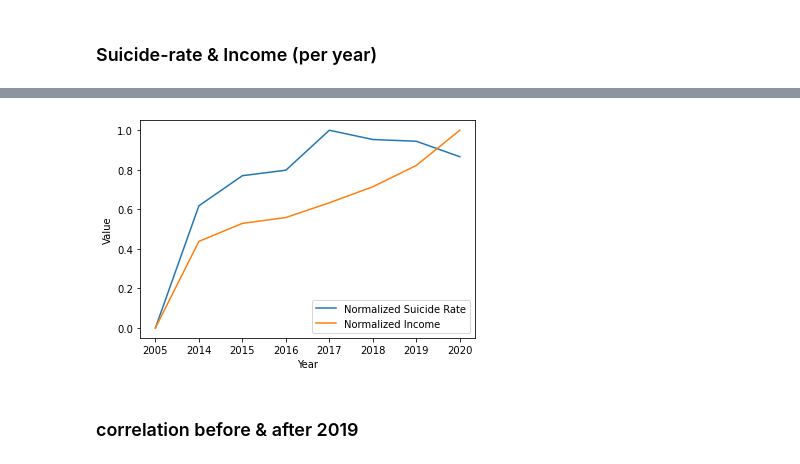
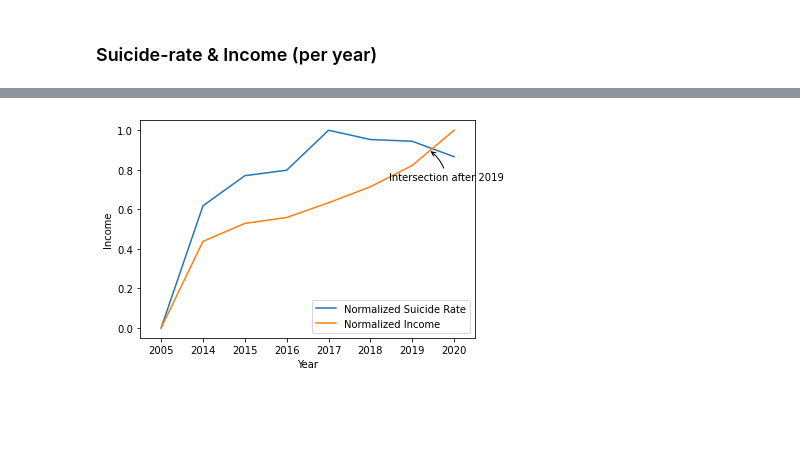
Before and after one commit to MajdAlali99/Data-Wrangling-Project, a Jupyter notebook: Gilbert/EconomicalFactors-SuicideRate-Analysis.ipynb, the cells around one changed output, grey strips where cells are left out. Saved outputs shown, nothing was run; the diff lists cells and outputs as text; code cells hidden in the pictures; blank space fills up the shorter version.

```diff
--- a/Gilbert/EconomicalFactors-SuicideRate-Analysis.ipynb
+++ b/Gilbert/EconomicalFactors-SuicideRate-Analysis.ipynb
@@ -415,24 +455,50 @@ plt.show()
 # %%
 grouped_data = concatenated_df.groupby('Year').mean()
 # %%
+
 # Normalize the data using min-max normalization
 grouped_data['suicide rate'] = (grouped_data['suicide rate'] - \
                                 grouped_data['suicide rate'].min()) / (grouped_data['suicide rate'].max() -\
                                                                       grouped_data['suicide rate'].min())
 grouped_data['income'] = (grouped_data['income'] - \
                           grouped_data['income'].min()) / (grouped_data['income'].max() -\
                                                            grouped_data['income'].min())
 
+num_idx = grouped_data.index#.astype(float)
+
+
+
 # Plot the normalized suicide rate and income columns over time
-plt.plot(grouped_data.index, grouped_data['suicide rate'], label='Normalized Suicide Rate')
-plt.plot(grouped_data.index, grouped_data['income'], label='Normalized Income')
+plt.plot(num_idx, grouped_data['suicide rate'], label='Normalized Suicide Rate')
+plt.plot(num_idx, grouped_data['income'], label='Normalized Income')
+
+
+
+years = ['2005','2014','2015','2016','2017','2018','2019','2020']
+y = [1, 2, 3, 4, 5, 6, 7, 8]
+
+x = range(len(years))
+plt.xticks(x, years)
+
+plt.xlim(-0.5, len(years) - 0.5)
+
+
+# # # Find the intersection point
+intersection = np.argwhere(np.diff(np.sign(grouped_data['suicide rate'] - grouped_data['income']))).flatten()
+
+intersection_x = 10
+intersection_y = -30
+
+plt.annotate(f"Intersection after {grouped_data.index[intersection[1]]}",
+             xy=(6.4,0.9),
+             xytext=(intersection_x - 50, intersection_y), textcoords='offset points',
+           arrowprops=dict(arrowstyle="->", connectionstyle="arc3,rad=.2"))
+
 
 plt.xlabel('Year')
-plt.ylabel('Value')
+plt.ylabel('Income')
 plt.legend()
 
 plt.show()
 # %% [output]
-[figure, old version]
+[figure, new version]
-# %% [markdown]
-### correlation before & after 2019
```
Also changed, not shown: parts of 11 cells of this notebook.
